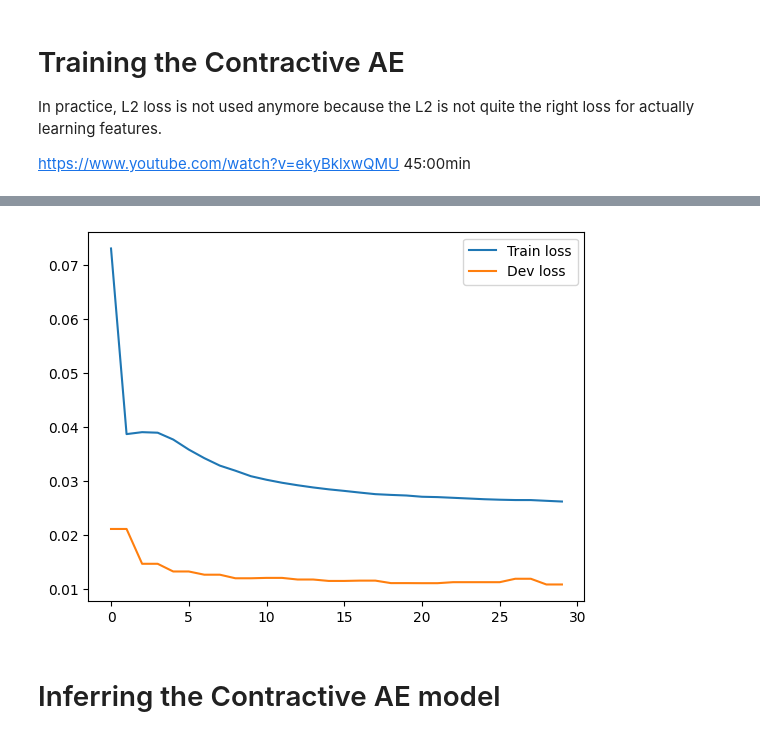
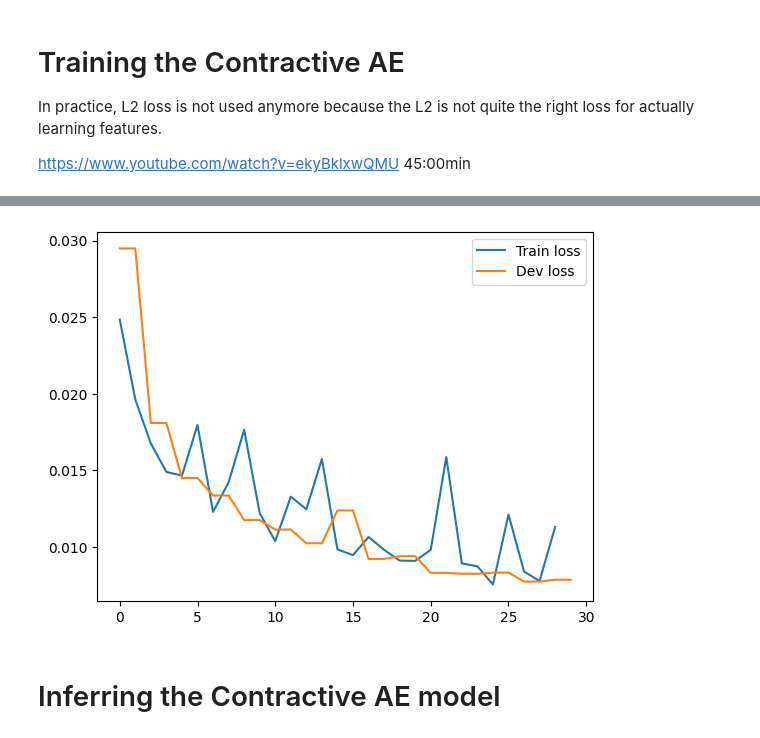
Before and after one commit to evortigosa/AI_devs, a Jupyter notebook: autoencoders.ipynb, the cells around one changed output, grey strips where cells are left out. Cells and saved outputs as stored; diff of their text form; code cells hidden in the pictures.

Commit message:
Contractive, Denoising, VAE, CVAE, and VQ-VAE

```diff
--- a/autoencoders.ipynb
+++ b/autoencoders.ipynb
@@ -321,27 +321,2 @@ This is achieved by adding a penalty term to the loss function that measures the
 
 The squared Frobenius norm of the Jacobian matrix measures the sensitivity of the encoding layer to small changes in the input data. A higher norm value implies that the encoding layer is more sensitive to input perturbations, and a lower norm value implies that the encoding layer is more robust to input variations. Therefore, minimizing the squared Frobenius norm encourages the encoding layer to learn a more robust representation of the input data.
-# %%
-class ContractiveLoss(nn.Module):
-    """
-    Define the Contractive Autoencoder Loss function.
-    """
-
-    def __init__(self, lambda_penalty=1e-4) -> None:
-        super().__init__()
-        self.lambda_penalty= lambda_penalty
-        self.reconstruction_loss_fn= nn.MSELoss(reduction='mean')
-
-
-    def forward(self, y_pred_enc, y_pred, y_true):
-        # calculate the reconstruction loss
-        reconstruction_loss= self.reconstruction_loss_fn(y_pred, y_true)
-
-        # calculate the contractive penalty
-        y_pred_enc.backward(torch.ones(y_pred_enc.size(), device=y_pred.device), retain_graph=True)
-        # Frobenius norm - the square root of the sum of the squares of all the Jacobian matrix entries
-        contractive_penalty= torch.sqrt(torch.sum(torch.pow(y_true.grad, 2)))
-        y_true.grad.data.zero_()
-
-        loss= reconstruction_loss + self.lambda_penalty * contractive_penalty
-
-        return loss   # return the total loss
@@ -367,7 +384,7 @@ def c_autoencoder_training(model, learning_rate=1e-3, epochs=500, eval_interval=
     weight_decay=5e-4
 
     # create a PyTorch optimizer
-    optimizer= torch.optim.Adam(model.parameters(), lr=learning_rate, weight_decay=weight_decay)
+    optimizer= torch.optim.AdamW(model.parameters(), lr=learning_rate, weight_decay=weight_decay)
 
     # loss function
     loss_tr_fn= ContractiveLoss()
@@ -401,14 +418,11 @@ def c_autoencoder_training(model, learning_rate=1e-3, epochs=500, eval_interval=
         for i in range(epoch_size):
             # --- minibatch construction ---
             Xmb= Xtr[ix[(i * batch_size) : ((i+1) * batch_size)]]
-            Xmb.retain_grad()
-            Xmb.requires_grad_(True)
 
             # --- forward pass and get loss ---
             model.train(True)
-            y_enc, y_enc_dec= model(Xmb)
-            loss_tr= loss_tr_fn(y_enc, y_enc_dec, Xmb)
-            Xmb.detach()
+            _, y_enc_dec= model(Xmb)
+            loss_tr= loss_tr_fn(model.encoder, y_enc_dec, Xmb)
             batch_loss.append(loss_tr.item())
 
             # --- backward pass to calculate the gradients ---
@@ -478,7 +492,7 @@ eval_autoencoder(ae_model, Xte)
 # %%
-plot_losses(train_hist, dev_hist)
+plot_losses(train_hist[1:], dev_hist)
 # %% [output]
-[figure, old version]
+[figure, new version]
 # %% [markdown]
 # Inferring the Contractive AE model
 # %%
```
Also changed, not shown: parts of 11 cells of this notebook.
